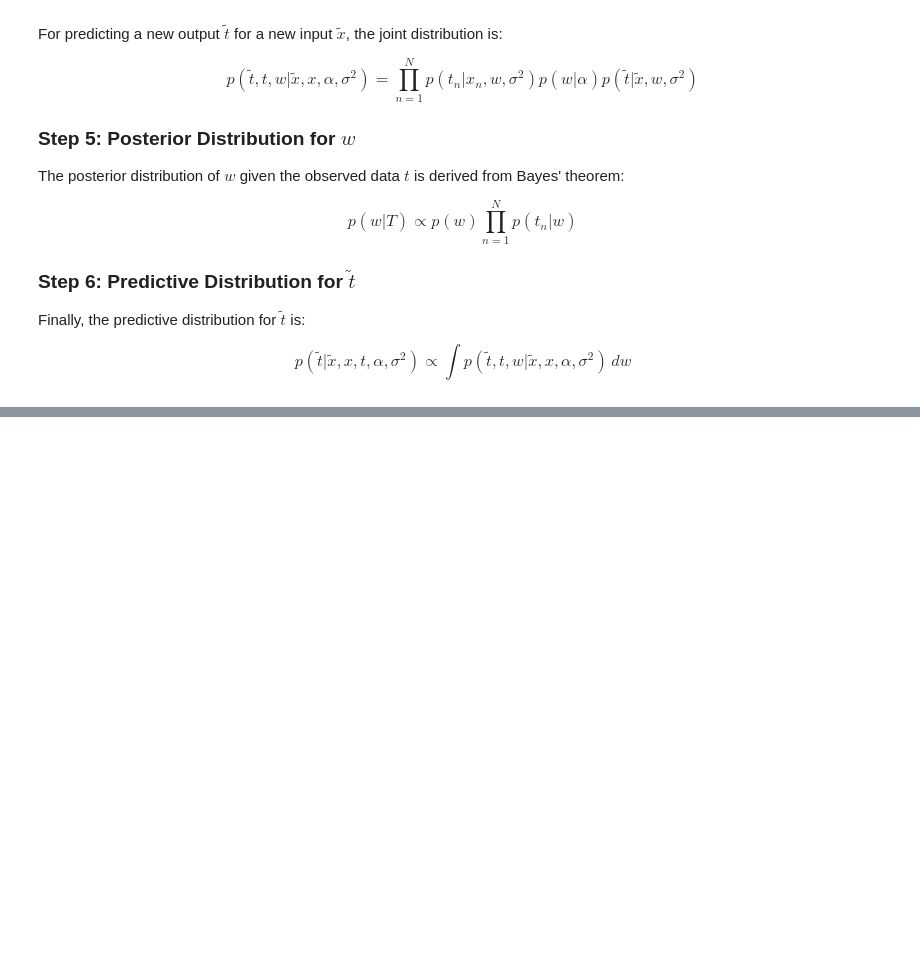
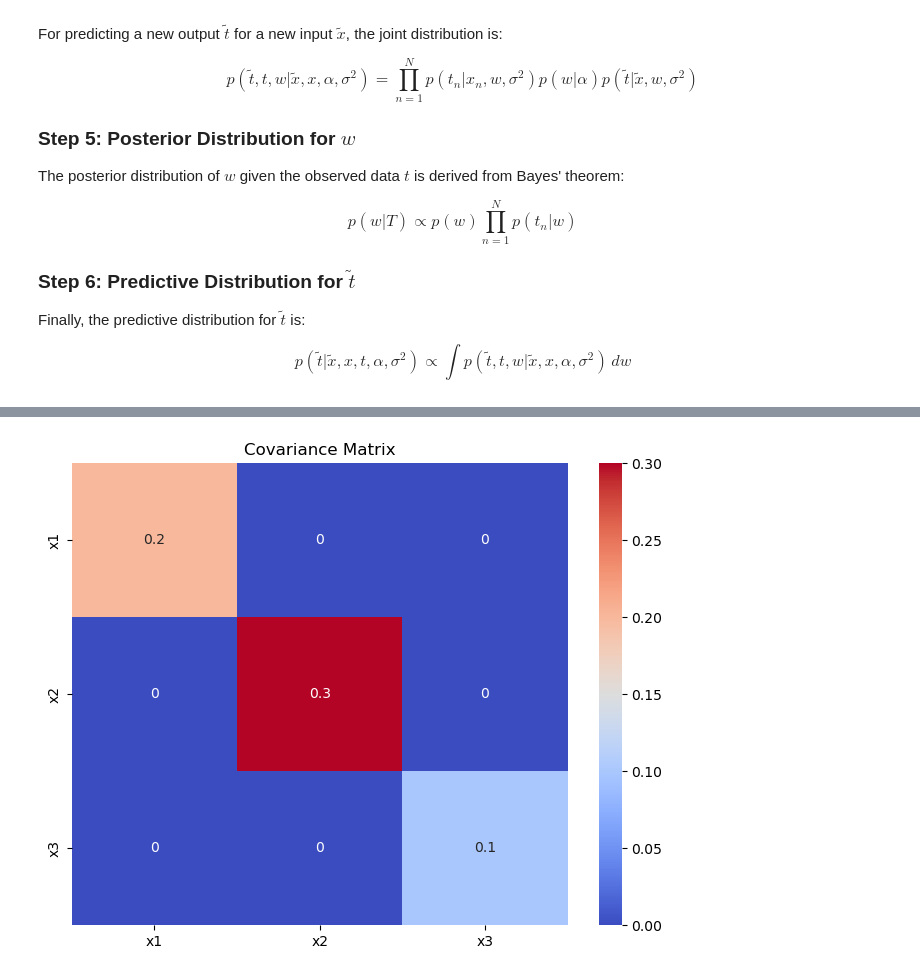
Before and after one commit to rocky115/DeepMythomatics, a Jupyter notebook: Patterns_Learning/Chapter-8/Chapter-8_Kendu_Graphical_Models-1.ipynb, the cells around one changed output, grey strips where cells are left out. Saved outputs shown, nothing was run; the diff lists cells and outputs as text; code cells hidden in the pictures; blank space fills up the shorter version.

```diff
--- a/Patterns_Learning/Chapter-8/Chapter-8_Kendu_Graphical_Models-1.ipynb
+++ b/Patterns_Learning/Chapter-8/Chapter-8_Kendu_Graphical_Models-1.ipynb
@@ -366,0 +825,87 @@ print(f'R-squared: {r2}')
+# %%
+import numpy as np
+import networkx as nx
+import matplotlib.pyplot as plt
+import seaborn as sns
+
+# Function to compute the mean given the DAG structure and parameters
+def compute_mean(weights, biases, adjacency_matrix):
+    """
+    Compute the mean of variables in a linear-Gaussian model.
+
+    Parameters:
+    - weights: Matrix of weights (W).
+    - biases: Vector of biases (b).
+    - adjacency_matrix: Adjacency matrix representing the DAG.
+
+    Returns:
+    - mean: Vector of means for each variable.
+    """
+    num_vars = len(biases)
+    mean = np.zeros(num_vars)
+
+    for i in range(num_vars):
+        parents = np.where(adjacency_matrix[:, i] == 1)[0]
+        mean[i] = np.sum(weights[i, parents] * mean[parents]) + biases[i]
+    return mean
+
+# Function to compute the covariance matrix
+def compute_covariance(weights, variances, adjacency_matrix):
+    """
+    Compute the covariance matrix of variables in a linear-Gaussian model.
+
+    Parameters:
+    - weights: Matrix of weights (W).
+    - variances: Vector of variances (v).
+    - adjacency_matrix: Adjacency matrix representing the DAG.
+
+    Returns:
+    - covariance: Covariance matrix (Σ).
+    """
+    num_vars = len(variances)
+    covariance = np.zeros((num_vars, num_vars))
+
+    for i in range(num_vars):
+        for j in range(i + 1):
+            if i == j:
+                # Diagonal elements: variance of the node
+                covariance[i, j] = variances[i]
+            else:
+                parents_j = np.where(adjacency_matrix[:, j] == 1)[0]
+                covariance[i, j] = np.sum(weights[j, parents_j] * covariance[i, parents_j])
+                covariance[j, i] = covariance[i, j]  # Symmetric matrix
+    return covariance
+
+# Example graph: 3 nodes with missing link between x1 and x3
+adjacency_matrix = np.array([
+    [0, 1, 0],  # Node 1 (x1): No parents
+    [0, 0, 1],  # Node 2 (x2): Parent is x1
+    [0, 0, 0],  # Node 3 (x3): Parent is x2
+])
+
+# Parameters for the example
+weights = np.array([
+    [0, 0, 0],   # No parents for x1
+    [0.5, 0, 0], # Weight from x1 -> x2
+    [0, 0.7, 0], # Weight from x2 -> x3
+])
+
+biases = np.array([1.0, 0.5, -0.3])  # Bias for each node
+variances = np.array([0.2, 0.3, 0.1])  # Variance for each node
+
+# Compute mean and covariance
+mean = compute_mean(weights, biases, adjacency_matrix)
+covariance = compute_covariance(weights, variances, adjacency_matrix)
+
+# Print results
+print("Mean vector:")
+print(mean)
+print("\nCovariance matrix:")
+print(covariance)
+
+# Plot the covariance matrix
+plt.figure(figsize=(8, 6))
+sns.heatmap(covariance, annot=True, cmap="coolwarm", xticklabels=["x1", "x2", "x3"], yticklabels=["x1", "x2", "x3"])
+plt.title("Covariance Matrix")
+plt.show()
+# %% [output]
@@ -366,0 +919 @@ print(f'R-squared: {r2}')
+[figure, added]
```
Also changed, not shown: parts of 7 cells of this notebook.
